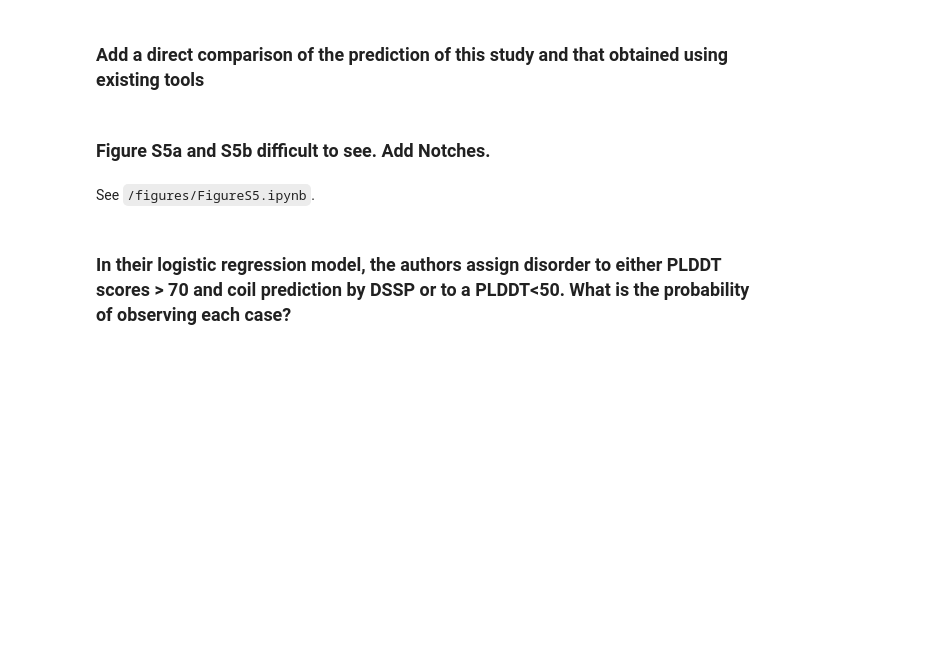
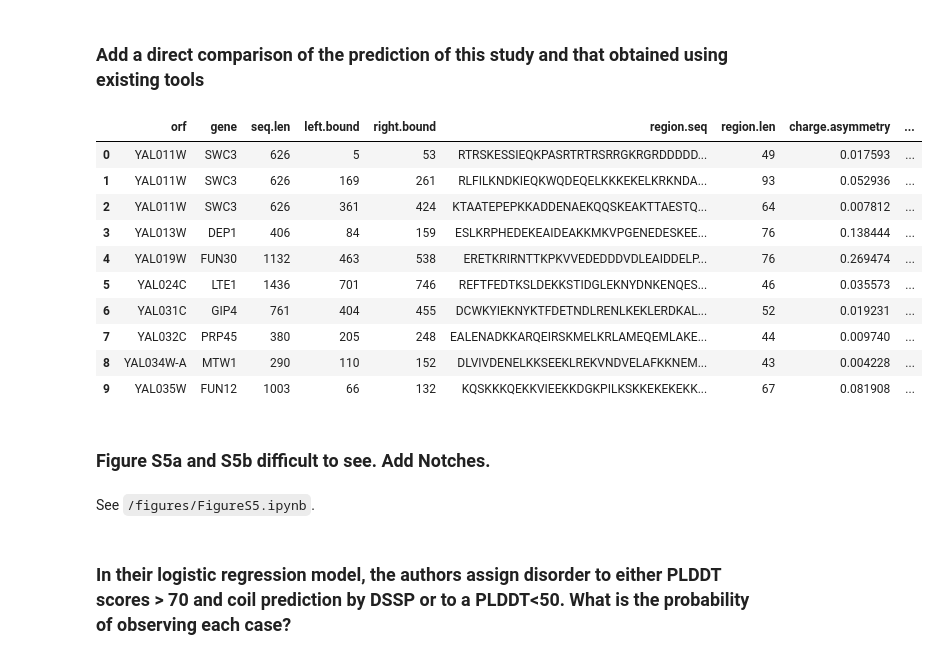
Before and after one commit to rosalindpan/hcrpaper, a Jupyter notebook: code/analysis/revision.ipynb, the cells around one changed output. Cells and saved outputs as stored; diff of their text form; code cells hidden in the pictures; blank space fills up the shorter version.

```diff
--- a/code/analysis/revision.ipynb
+++ b/code/analysis/revision.ipynb
@@ -24,3 +24,19 @@ cscheme = {'pos':'#0177BB', 'neg':'#CB3627', 'dis':'#828282', 'helix':'#009988',
           'null':"black"}
 # %% [markdown]
 ### Add a direct comparison of the prediction of this study and that obtained using existing tools
+# %%
+df_hc = pd.read_csv('../../data/charged_regions/cr_trimmed_filtered_aflabel.csv')
+# %%
+df_hc.head(10)
+# %% [output]
+|  | orf | gene | seq.len | left.bound | right.bound | region.seq | region.len | charge.asymmetry | ... |
+| 0 | YAL011W | SWC3 | 626 | 5 | 53 | RTRSKESSIEQKPASRTRTRSRRGKRGRDDDDD... | 49 | 0.017593 | ... |
+| 1 | YAL011W | SWC3 | 626 | 169 | 261 | RLFILKNDKIEQKWQDEQELKKKEKELKRKNDA... | 93 | 0.052936 | ... |
+| 2 | YAL011W | SWC3 | 626 | 361 | 424 | KTAATEPEPKKADDENAEKQQSKEAKTTAESTQ... | 64 | 0.007812 | ... |
+| 3 | YAL013W | DEP1 | 406 | 84 | 159 | ESLKRPHEDEKEAIDEAKKMKVPGENEDESKEE... | 76 | 0.138444 | ... |
+| 4 | YAL019W | FUN30 | 1132 | 463 | 538 | ERETKRIRNTTKPKVVEDEDDDVDLEAIDDELP... | 76 | 0.269474 | ... |
+| 5 | YAL024C | LTE1 | 1436 | 701 | 746 | REFTFEDTKSLDEKKSTIDGLEKNYDNKENQES... | 46 | 0.035573 | ... |
+| 6 | YAL031C | GIP4 | 761 | 404 | 455 | DCWKYIEKNYKTFDETNDLRENLKEKLERDKAL... | 52 | 0.019231 | ... |
+| 7 | YAL032C | PRP45 | 380 | 205 | 248 | EALENADKKARQEIRSKMELKRLAMEQEMLAKE... | 44 | 0.009740 | ... |
+| 8 | YAL034W-A | MTW1 | 290 | 110 | 152 | DLVIVDENELKKSEEKLREKVNDVELAFKKNEM... | 43 | 0.004228 | ... |
+| 9 | YAL035W | FUN12 | 1003 | 66 | 132 | KQSKKKQEKKVIEEKKDGKPILKSKKEKEKEKK... | 67 | 0.081908 | ... |
```
Also changed, not shown: parts of 4 cells of this notebook, 19 other files.
